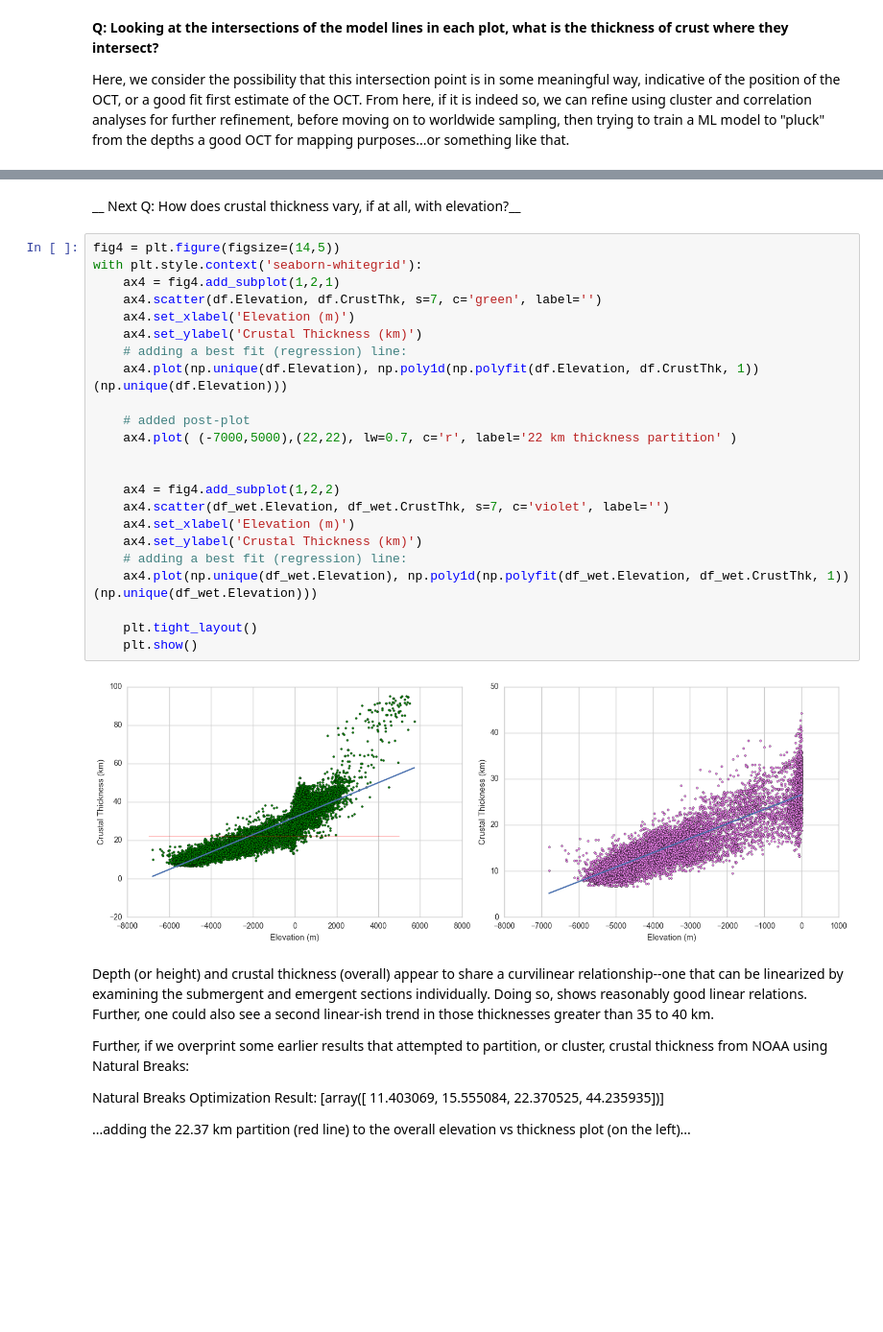
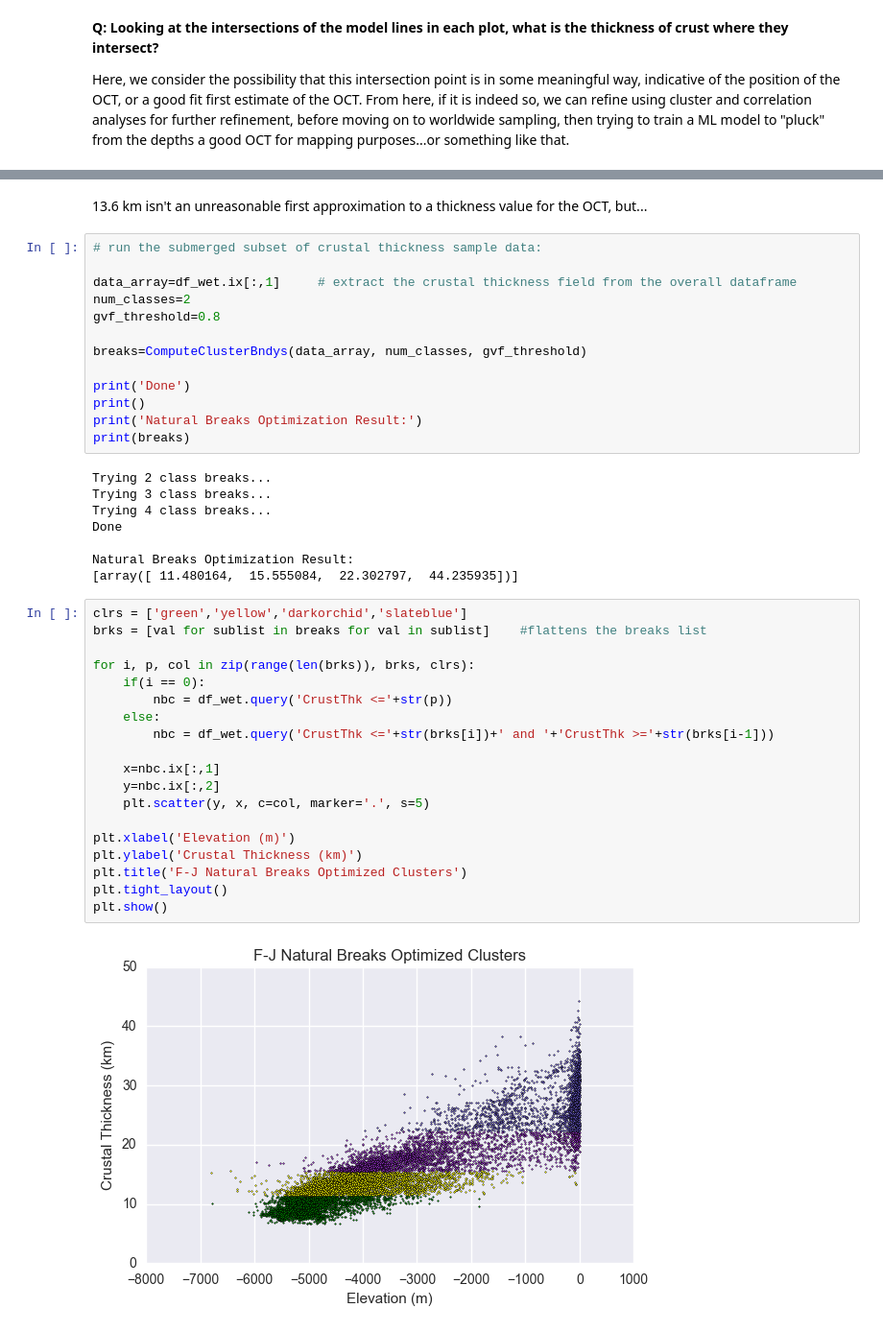
Before and after one commit to pjparis/C_Margin_Mapping, a Jupyter notebook: CMM Sample Data (20k pnts) Crustal Thickness Analysis-II.ipynb, the cells around one changed output, grey strips where cells are left out. Shown at 96% size. Drawn from its saved outputs; the diff is of its cells as text; blank space fills up the shorter version.

```diff
--- a/CMM Sample Data (20k pnts) Crustal Thickness Analysis-II.ipynb
+++ b/CMM Sample Data (20k pnts) Crustal Thickness Analysis-II.ipynb
@@ -328,36 +292,44 @@ Interesting...
-# %% [markdown]
-__ Next Q: How does crustal thickness vary, if at all, with elevation?__
-# %%
-fig4 = plt.figure(figsize=(14,5))
-with plt.style.context('seaborn-whitegrid'):
-    ax4 = fig4.add_subplot(1,2,1)
-    ax4.scatter(df.Elevation, df.CrustThk, s=7, c='green', label='')
-    ax4.set_xlabel('Elevation (m)')
-    ax4.set_ylabel('Crustal Thickness (km)')
-    # adding a best fit (regression) line:
-    ax4.plot(np.unique(df.Elevation), np.poly1d(np.polyfit(df.Elevation, df.CrustThk, 1))(np.unique(df.Elevation)))
-
-    # added post-plot
-    ax4.plot( (-7000,5000),(22,22), lw=0.7, c='r', label='22 km thickness partition' )
-
-
-    ax4 = fig4.add_subplot(1,2,2)
-    ax4.scatter(df_wet.Elevation, df_wet.CrustThk, s=7, c='violet', label='')
-    ax4.set_xlabel('Elevation (m)')
-    ax4.set_ylabel('Crustal Thickness (km)')
-    # adding a best fit (regression) line:
-    ax4.plot(np.unique(df_wet.Elevation), np.poly1d(np.polyfit(df_wet.Elevation, df_wet.CrustThk, 1))(np.unique(df_wet.Elevation)))
-
-    plt.tight_layout()
-    plt.show()
-# %% [output]
-[figure, removed]
-# %% [markdown]
-Depth (or height) and crustal thickness (overall) appear to share a curvilinear relationship--one that can be linearized by examining the submergent and emergent sections individually. Doing so, shows reasonably good linear relations. Further, one could also see a second linear-ish trend in those thicknesses greater than 35 to 40 km.
-
-Further, if we overprint some earlier results that attempted to partition, or cluster, crustal thickness from NOAA using Natural Breaks:
-
-Natural Breaks Optimization Result:
-[array([ 11.403069,  15.555084,  22.370525,  44.235935])]
-
-...adding the 22.37 km partition (red line) to the overall elevation vs thickness plot (on the left)...
+# %% [markdown]
+13.6 km isn't an unreasonable first approximation to a thickness value for the OCT, but...
+# %%
+# run the submerged subset of crustal thickness sample data:
+
+data_array=df_wet.ix[:,1]     # extract the crustal thickness field from the overall dataframe
+num_classes=2
+gvf_threshold=0.8
+
+breaks=ComputeClusterBndys(data_array, num_classes, gvf_threshold)
+
+print('Done')
+print()
+print('Natural Breaks Optimization Result:')
+print(breaks)
+# %% [output]
+Trying 2 class breaks...
+Trying 3 class breaks...
+Trying 4 class breaks...
+Done
+
+Natural Breaks Optimization Result:
+[array([ 11.480164,  15.555084,  22.302797,  44.235935])]
+# %%
+clrs = ['green','yellow','darkorchid','slateblue']
+brks = [val for sublist in breaks for val in sublist]    #flattens the breaks list
+
+for i, p, col in zip(range(len(brks)), brks, clrs):
+    if(i == 0):
+        nbc = df_wet.query('CrustThk <='+str(p))
+    else:
+        nbc = df_wet.query('CrustThk <='+str(brks[i])+' and '+'CrustThk >='+str(brks[i-1]))
+
+    x=nbc.ix[:,1]
+    y=nbc.ix[:,2]
+    plt.scatter(y, x, c=col, marker='.', s=5)
+
+plt.xlabel('Elevation (m)')
+plt.ylabel('Crustal Thickness (km)')
+plt.title('F-J Natural Breaks Optimized Clusters')
+plt.tight_layout()
+plt.show()
+# %% [output]
+[figure, added]
```
Also changed, not shown: parts of 25 cells of this notebook, 1 other file.
